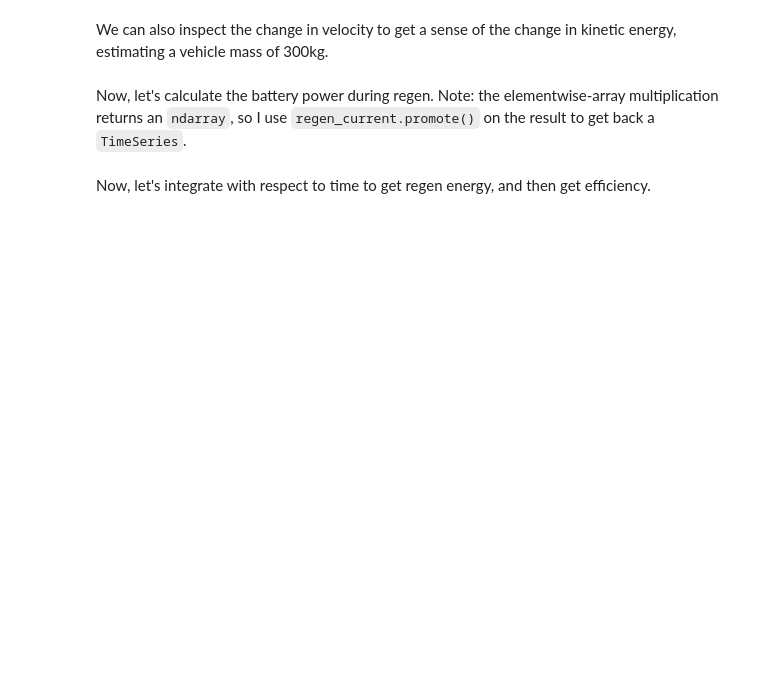
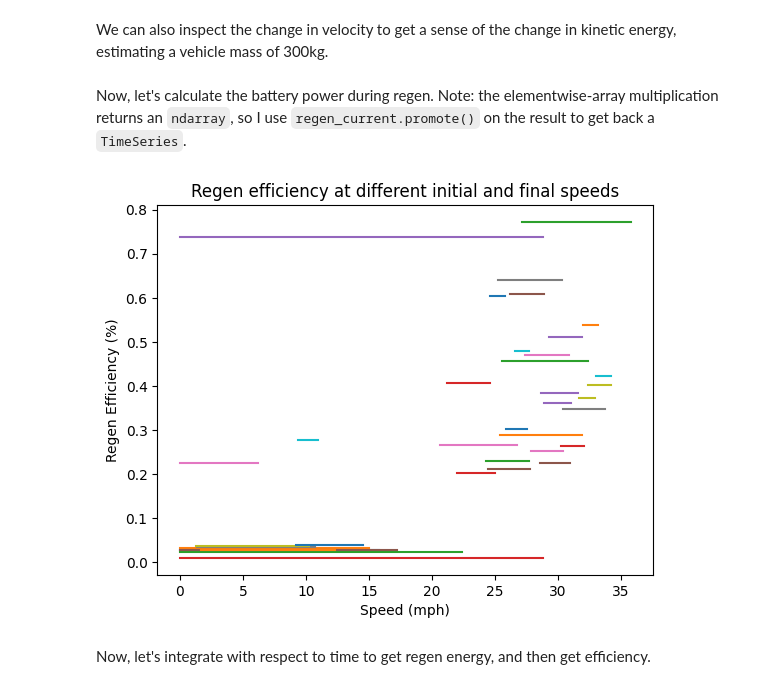
Before and after one commit to UBC-Solar/Simulation, a Jupyter notebook: regen_analysis.ipynb, the cells around one changed output. Cells and saved outputs as stored; diff of their text form; code cells hidden in the pictures; blank space fills up the shorter version.

```diff
--- a/regen_analysis.ipynb
+++ b/regen_analysis.ipynb
@@ -13,8 +13,8 @@ import matplotlib.pyplot as plt
 import numpy as np
 
 # 1st Run
-start = "2024-07-07T05:02:19Z"
-stop = "2024-07-07T05:04:04Z"
+start = "2024-07-16T15:00:00Z"
+stop = "2024-07-17T03:00:00Z"
 
 client = InfluxClient()
 # %% [markdown]
@@ -71,24 +82,65 @@ We can also inspect the change in velocity to get a sense of the change in kinet
 period_index = 1 # Keep track of index while printing velocities, energies and efficiencies
 
 for period in regen_periods:
-    initial_velocity = vehicle_velocity[first_regen_index]                              # Units: m/s
-    final_velocity = vehicle_velocity[last_regen_index]                                 # Units: m/s
+    initial_velocity = vehicle_velocity[period[0]]                              # Units: m/s
+    final_velocity = vehicle_velocity[period[-1]]                                 # Units: m/s
     kinetic_energy  = lambda vi, vf: 0.5 * BrightSide.vehicle_mass * (vf**2 - vi**2)    # Units: J
     delta_kinetic_energy = -kinetic_energy(final_velocity, initial_velocity)            # Units: J
 
-    print(f"Initial Velocity for Period {period_index}: {initial_velocity:.4f} {vehicle_velocity.units}")
-    print(f"Final Velocity for Period {period_index}: {final_velocity:.4f} {vehicle_velocity.units}")
-    print(f"Change in Kinetic Energy for Period {period_index}: {delta_kinetic_energy:.4f} J")
+    # print(f"Initial Velocity for Period {period_index}: {initial_velocity:.4f} {vehicle_velocity.units}")
+    # print(f"Final Velocity for Period {period_index}: {final_velocity:.4f} {vehicle_velocity.units}")
+    # print(f"Change in Kinetic Energy for Period {period_index}: {delta_kinetic_energy:.4f} J")
 
     period_index += 1
 # %% [markdown]
 Now, let's calculate the battery power during regen.
 Note: the elementwise-array multiplication returns an `ndarray`, so I use `regen_current.promote()` on the result to get back a `TimeSeries`.
-# %%
-for period in regen_periods:
-    regen_power = regen_current.promote(regen_current * regen_voltage)
-    regen_power.units = "W"  # Fix units after math
-    regen_power.meta["field"] = "Pack Power"
-    regen_power.plot()
+# %%
+period_index = 1 # Keep track of index while printing velocities, energies and efficiencies
+
+fig, ax = plt.subplots()
+
+for period in regen_periods:
+    if len(period) < 10:
+        period_index += 1
+        continue
+
+    first_regen_index = period[0]
+    last_regen_index = period[-1]
+
+    initial_velocity = vehicle_velocity[period[0]]                              # Units: m/s
+    final_velocity = vehicle_velocity[period[-1]]                                 # Units: m/s
+
+    if (abs(final_velocity - initial_velocity) < 0.5) or (final_velocity > initial_velocity):
+        period_index += 1
+        continue
+
+    kinetic_energy  = lambda vi, vf: 0.5 * BrightSide.vehicle_mass * (vf**2 - vi**2)    # Units: J
+    delta_kinetic_energy = -kinetic_energy(final_velocity, initial_velocity)            # Units: J
+
+    regen_current = motor_current_signed[first_regen_index:last_regen_index]
+    regen_voltage = motor_voltage[first_regen_index:last_regen_index]
+
+    regen_power = regen_current.promote(regen_current * regen_voltage)
+    regen_power.units = "W"  # Fix units after math
+    regen_power.meta["field"] = "Pack Power"
+
+    regen_energy = np.trapz(regen_power, regen_power.x_axis)  # Units: J
+    efficiency: float = regen_energy / delta_kinetic_energy
+
+    if efficiency > 1:
+        period_index += 1
+        continue
+
+    period_index += 1
+    ax.plot([final_velocity * 3.6 / 1.609, initial_velocity * 3.6 / 1.609], [efficiency, efficiency])
+
+ax.set_xlabel("Speed (mph)")
+ax.set_ylabel("Regen Efficiency (%)")
+ax.set_title("Regen efficiency at different initial and final speeds")
+
+plt.show()
+# %% [output]
+[figure, added]
 # %% [markdown]
 Now, let's integrate with respect to time to get regen energy, and then get efficiency.
```
Also changed, not shown: parts of 5 cells of this notebook, 2 other files.
